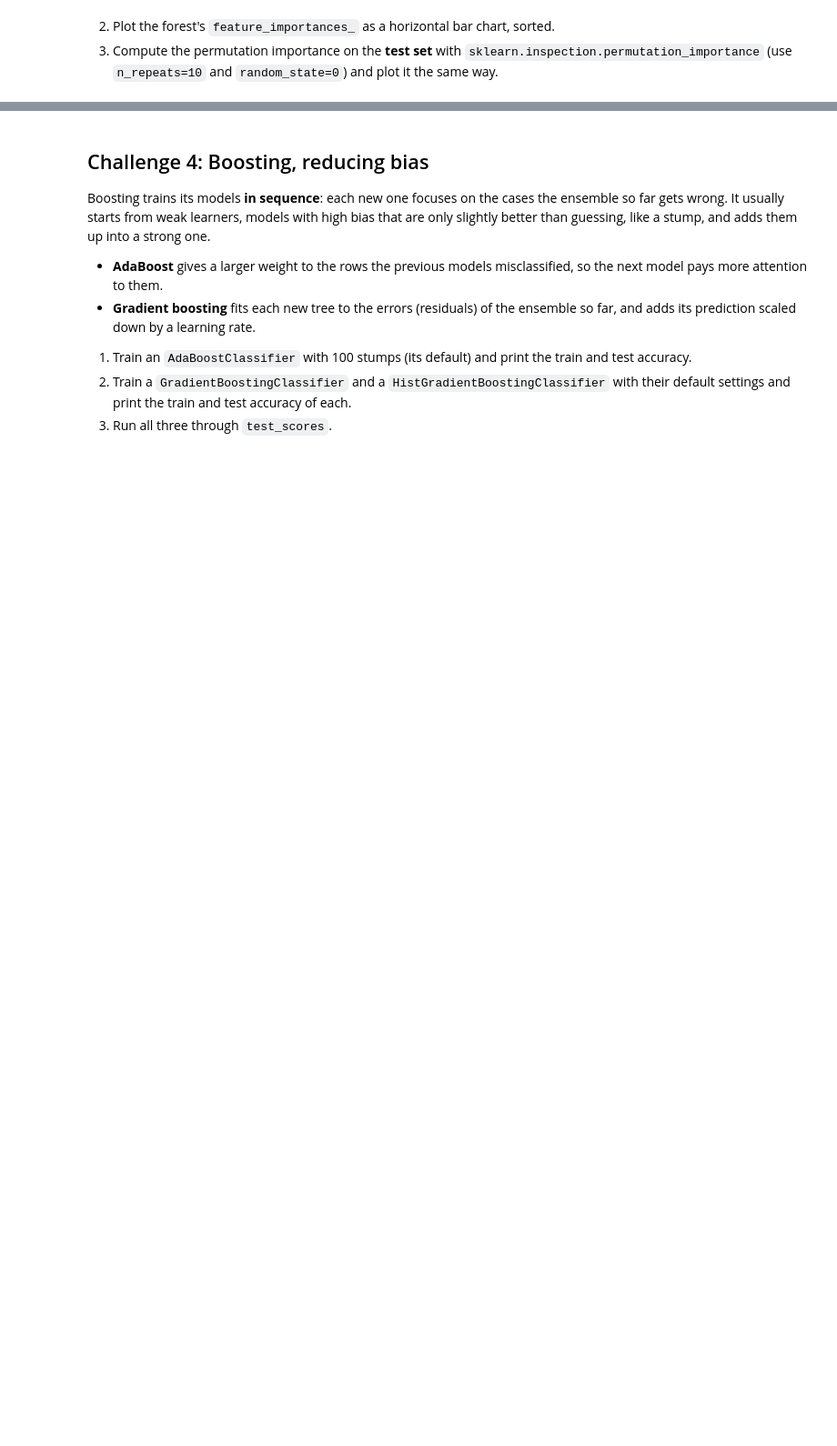
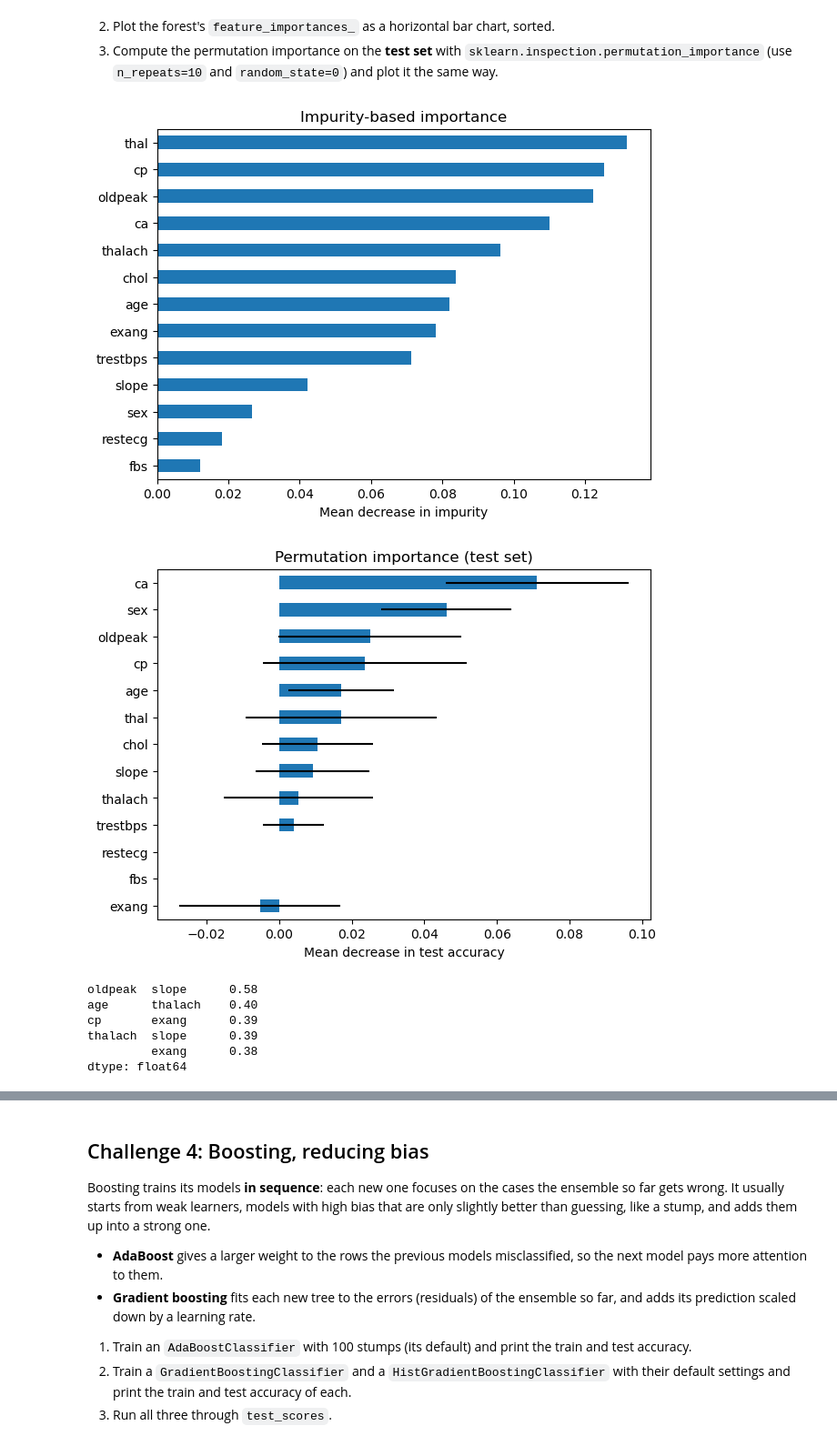
Before and after one commit to ironhack-labs/lab-ensembles, a Jupyter notebook: your-code/main.ipynb, the cells around one changed output, grey strips where cells are left out. Shown at 91% size. Saved outputs shown, nothing was run; the diff lists cells and outputs as text; code cells hidden in the pictures; blank space fills up the shorter version.

```diff
--- a/your-code/main.ipynb
+++ b/your-code/main.ipynb
@@ -31,3 +63,8 @@ from sklearn.tree import DecisionTreeClassifier
 from sklearn.metrics import accuracy_score
 
 # Train the tree, then print the train and test accuracy
+tree = DecisionTreeClassifier(random_state=0)
+tree.fit(X_train, y_train)
+
+print("Train accuracy:", round(accuracy_score(y_train, tree.predict(X_train)), 3))
+print("Test accuracy: ", round(accuracy_score(y_test, tree.predict(X_test)), 3))
@@ -65,6 +116,14 @@ Bagging helps models with **high variance**, models whose predictions change a l
 from sklearn.ensemble import BaggingClassifier
 
 # 1. Train and evaluate the bagging classifier
+bagging = BaggingClassifier(estimator=DecisionTreeClassifier(), n_estimators=100, random_state=0)
+bagging.fit(X_train, y_train)
 
+print("Train accuracy:", round(accuracy_score(y_train, bagging.predict(X_train)), 3))
+print("Test accuracy: ", round(accuracy_score(y_test, bagging.predict(X_test)), 3))
 
 # 2. Mean and standard deviation over 10 splits
+bagging_scores = test_scores(BaggingClassifier(estimator=DecisionTreeClassifier(), n_estimators=100))
+print("\nScores:", bagging_scores.round(3))
+print(f"Bagging:     mean {bagging_scores.mean():.3f}, std {bagging_scores.std():.3f}")
+print(f"Single tree: mean {tree_scores.mean():.3f}, std {tree_scores.std():.3f}")
@@ -78,0 +151,5 @@ from sklearn.ensemble import BaggingClassifier
+# %%
+# Which feature does each of the 100 bagged stumps split on? (first split)
+stump_bagging = BaggingClassifier(estimator=DecisionTreeClassifier(max_depth=1), n_estimators=100, random_state=0)
+stump_bagging.fit(X_train, y_train)
+pd.Series([X.columns[stump.tree_.feature[0]] for stump in stump_bagging.estimators_]).value_counts()
@@ -86,3 +176,14 @@ A random forest is bagging of trees plus one more source of randomness: at every
 from sklearn.ensemble import RandomForestClassifier
 
 # 1. Train and evaluate the random forest; print oob_score_
+forest = RandomForestClassifier(n_estimators=300, oob_score=True, random_state=0)
+forest.fit(X_train, y_train)
+
+print("Train accuracy:", round(accuracy_score(y_train, forest.predict(X_train)), 3))
+print("Test accuracy: ", round(accuracy_score(y_test, forest.predict(X_test)), 3))
+print("OOB score:     ", round(forest.oob_score_, 3))
+
+forest_scores = test_scores(RandomForestClassifier(n_estimators=300))
+print("\nScores:", forest_scores.round(3))
+print(f"Random forest: mean {forest_scores.mean():.3f}, std {forest_scores.std():.3f}")
+print(f"Bagging trees: mean {bagging_scores.mean():.3f}, std {bagging_scores.std():.3f}")
@@ -92,10 +201,34 @@ from sklearn.ensemble import RandomForestClassifier
 # %%
 from sklearn.inspection import permutation_importance
 
 # 2. Impurity-based importance
-
+impurity_importance = pd.Series(forest.feature_importances_, index=X.columns).sort_values()
+impurity_importance.plot.barh(figsize=(7, 5), title="Impurity-based importance")
+plt.xlabel("Mean decrease in impurity")
+plt.show()
 
 # 3. Permutation importance
+perm = permutation_importance(forest, X_test, y_test, n_repeats=10, random_state=0)
+perm_importance = pd.Series(perm.importances_mean, index=X.columns).sort_values()
+perm_importance.plot.barh(figsize=(7, 5), xerr=pd.Series(perm.importances_std, index=X.columns)[perm_importance.index],
+                          title="Permutation importance (test set)")
+plt.xlabel("Mean decrease in test accuracy")
+plt.show()
+# %% [output]
+[figure, added]
+[figure, added]
+# %%
+# Which features are correlated with each other? (top pairs)
+corr = X.corr().abs()
+pairs = corr.where(np.triu(np.ones(corr.shape, dtype=bool), k=1)).stack()
+pairs.sort_values(ascending=False).head(5).round(2)
+# %% [output]
+oldpeak  slope      0.58
+age      thalach    0.40
+cp       exang      0.39
+thalach  slope      0.39
+         exang      0.38
+dtype: float64
 # %% [markdown]
 **Question:** do the two rankings agree? Which one would you trust to explain the model to a doctor, and why?
 
```
Also changed, not shown: parts of 20 cells of this notebook.
